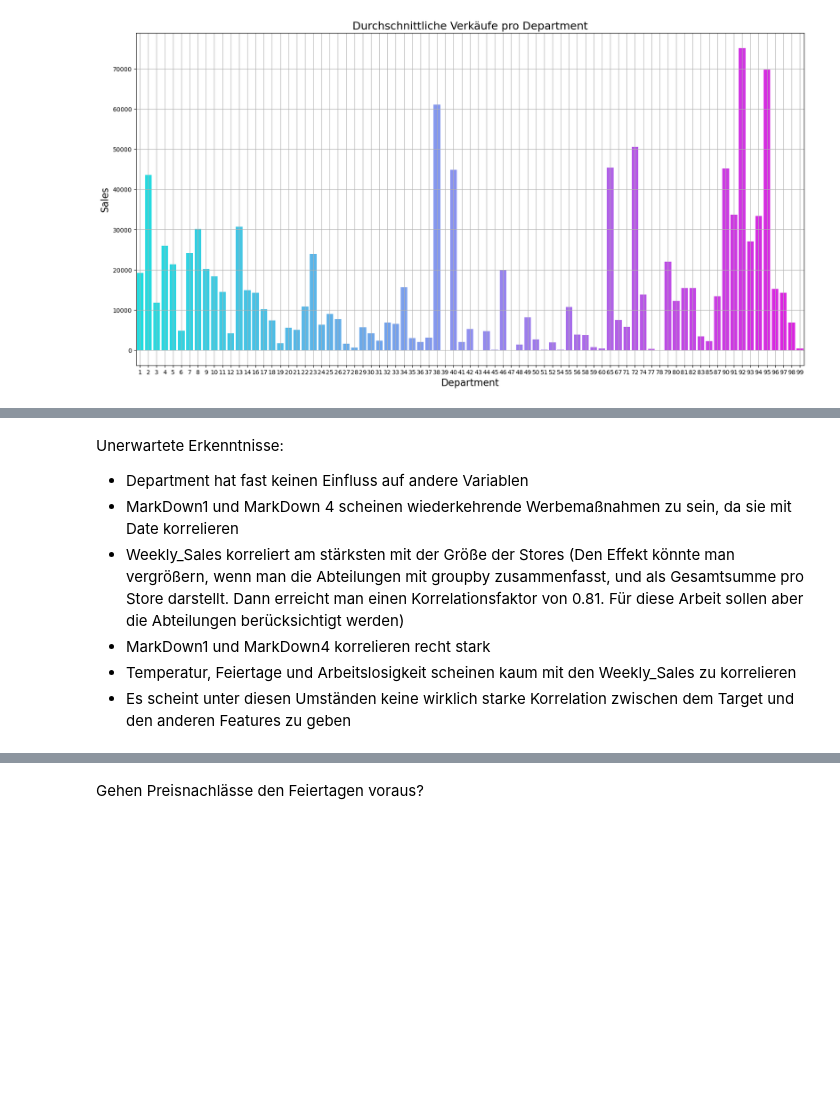
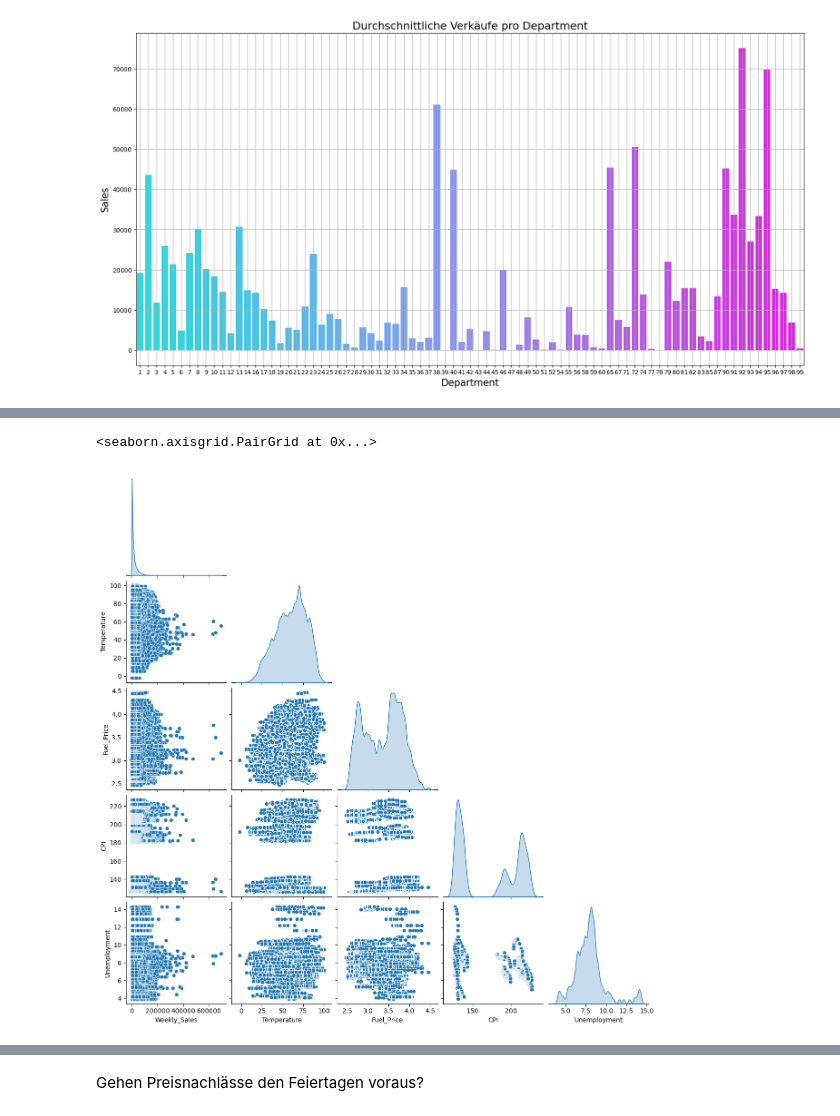
Before and after one commit to MaMut1991/Final_Project, a Jupyter notebook: Overall_project.ipynb, the cells around one changed output, grey strips where cells are left out. Drawn from its saved outputs; the diff is of its cells as text; code cells hidden in the pictures; blank space fills up the shorter version.

```diff
--- a/Overall_project.ipynb
+++ b/Overall_project.ipynb
@@ -497,8 +529,5 @@ plt.show()
-# %% [markdown]
-Unerwartete Erkenntnisse:
-- Department hat fast keinen Einfluss auf andere Variablen
-- MarkDown1 und MarkDown 4 scheinen wiederkehrende Werbemaßnahmen zu sein, da sie mit Date korrelieren
-- Weekly_Sales korreliert am stärksten mit der Größe der Stores (Den Effekt könnte man vergrößern, wenn man die Abteilungen mit groupby zusammenfasst, und als Gesamtsumme pro Store darstellt. Dann erreicht man einen Korrelationsfaktor von 0.81. Für diese Arbeit sollen aber die Abteilungen berücksichtigt werden)
-- MarkDown1 und MarkDown4 korrelieren recht stark
-- Temperatur, Feiertage und Arbeitslosigkeit scheinen kaum mit den Weekly_Sales zu korrelieren
-- Es scheint unter diesen Umständen keine wirklich starke Korrelation zwischen dem Target und den anderen Features zu geben
+# %%
+sns.pairplot(merge_train[['Weekly_Sales', 'Temperature', 'Fuel_Price', 'CPI', 'Unemployment']], corner = True, diag_kind='kde')
+# %% [output]
+<seaborn.axisgrid.PairGrid at 0x...>
+[figure, added]
```
Also changed, not shown: parts of 18 cells of this notebook.
